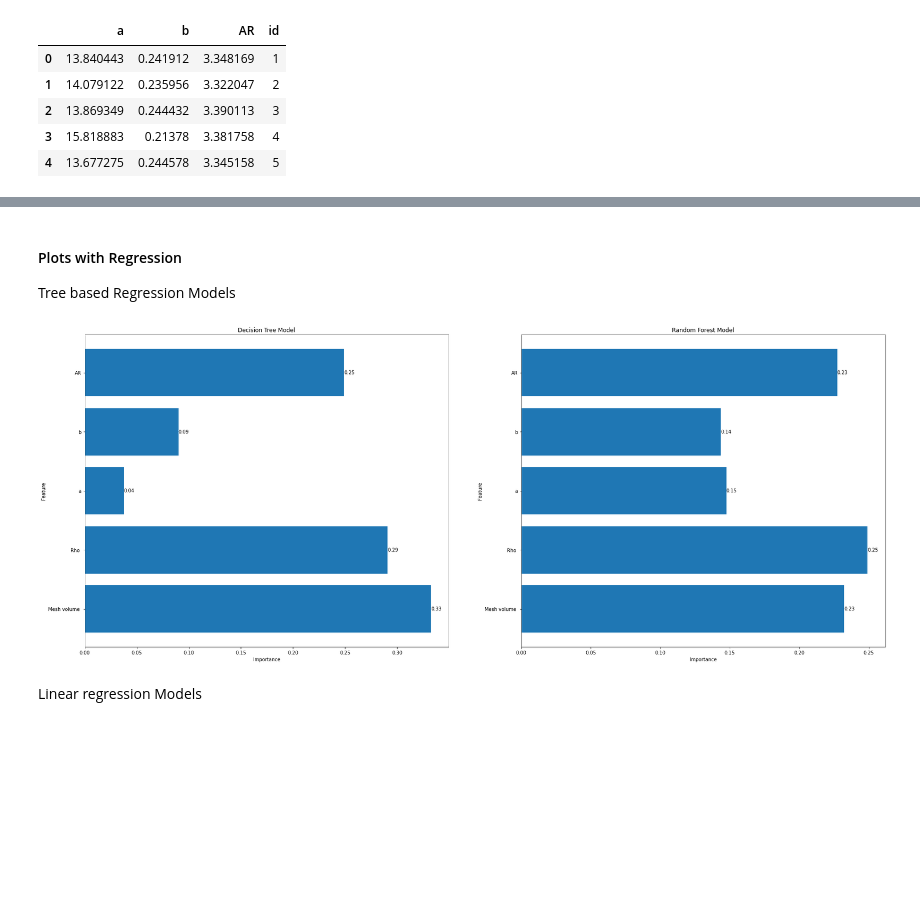
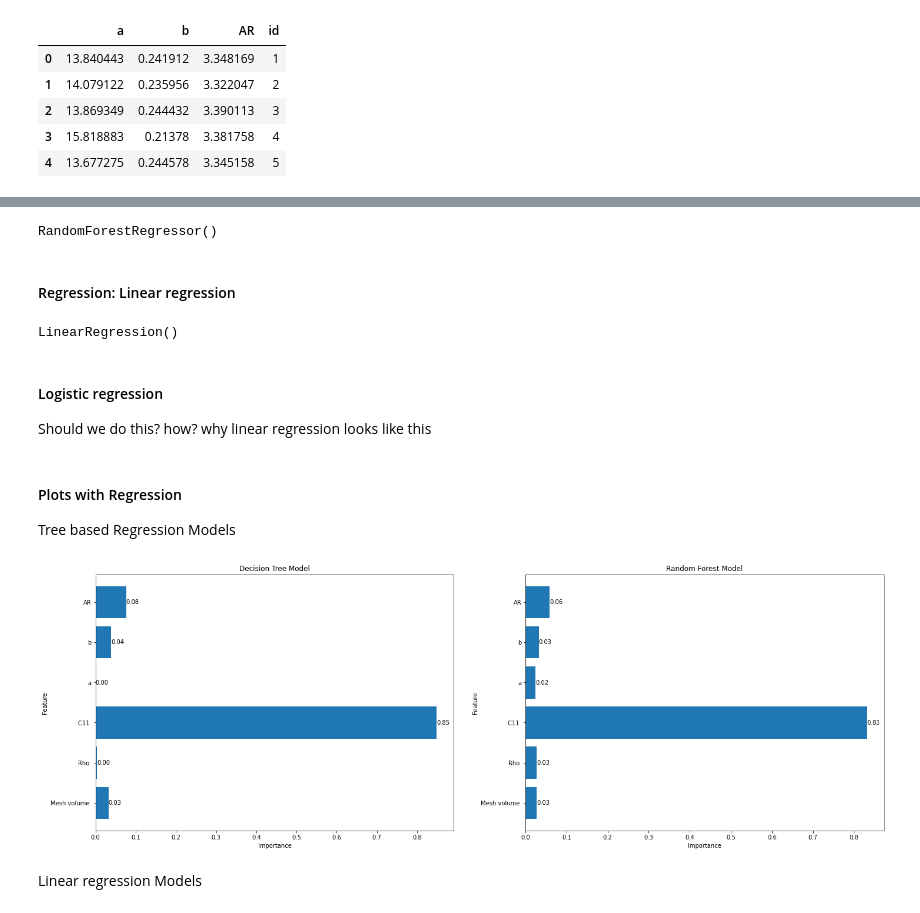
Before and after one commit to Computational-Materials-Science-UK/data_science, a Jupyter notebook: feature_importance.ipynb, the cells around one changed output, grey strips where cells are left out. Saved outputs shown, nothing was run; the diff lists cells and outputs as text; code cells hidden in the pictures; blank space fills up the shorter version.

```diff
--- a/feature_importance.ipynb
+++ b/feature_importance.ipynb
@@ -222,0 +235,3 @@ LogisticRegression()
+# %%
+X=df[['Mesh volume ', 'Rho ','C11 ','a', 'b', 'AR']]
+y=df['E1 ']
@@ -222,0 +244,7 @@ LogisticRegression()
+# %%
+col_names = list(X.columns)
+s_scaler = StandardScaler()
+X_scaled= s_scaler.fit_transform(X) #Standardize features by removing the mean and scaling to unit variance.
+X_scaled = pd.DataFrame(X_scaled, columns=col_names)
+X_scaled.describe().T
+X_train, X_test, y_train,y_test = train_test_split(X_scaled,y,test_size=0.20,random_state=25) # test data =20%
@@ -222,0 +253,4 @@ LogisticRegression()
+# %%
+dtr = DecisionTreeRegressor()
+# fit the model
+dtr.fit(X_train, y_train)
@@ -222,0 +261,16 @@ LogisticRegression()
+# %%
+rfr = RandomForestRegressor(n_estimators=100)
+rfr.fit(X_train, y_train)
+# %% [output]
+RandomForestRegressor()
+# %% [markdown]
+#### Regression: Linear regression
+# %%
+lr = LinearRegression()
+# fit the model
+lr.fit(X_train, y_train)
+# %% [output]
+LinearRegression()
+# %% [markdown]
+#### Logistic regression
+Should we do this? how? why linear regression looks like this
@@ -225,25 +283,25 @@ LogisticRegression()
 
 Tree based Regression Models
 # %%
-
+plt.rcParams['figure.figsize'] = [24, 8]
 fig, axs = plt.subplots(1, 2)
 
 
 axs[0].title.set_text('Decision Tree Model')
 hbars=axs[0].barh(X.columns, dtr.feature_importances_)
 axs[0].set_xlabel('Importance')
 axs[0].set_ylabel('Feature')
 axs[0].bar_label(hbars,fmt='%.2f')
 
 
 axs[1].title.set_text('Random Forest Model')
-hbars=axs[1].barh(X.columns, rf.feature_importances_)
+hbars=axs[1].barh(X.columns, rfr.feature_importances_)
 axs[1].set_xlabel('Importance')
 axs[1].set_ylabel('Feature')
 axs[1].bar_label(hbars,fmt='%.2f')
 plt.show()
 # %% [output]
-[figure, old version]
+[figure, new version]
 # %% [markdown]
 Linear regression Models
 # %%
```
Also changed, not shown: parts of 55 cells of this notebook.
